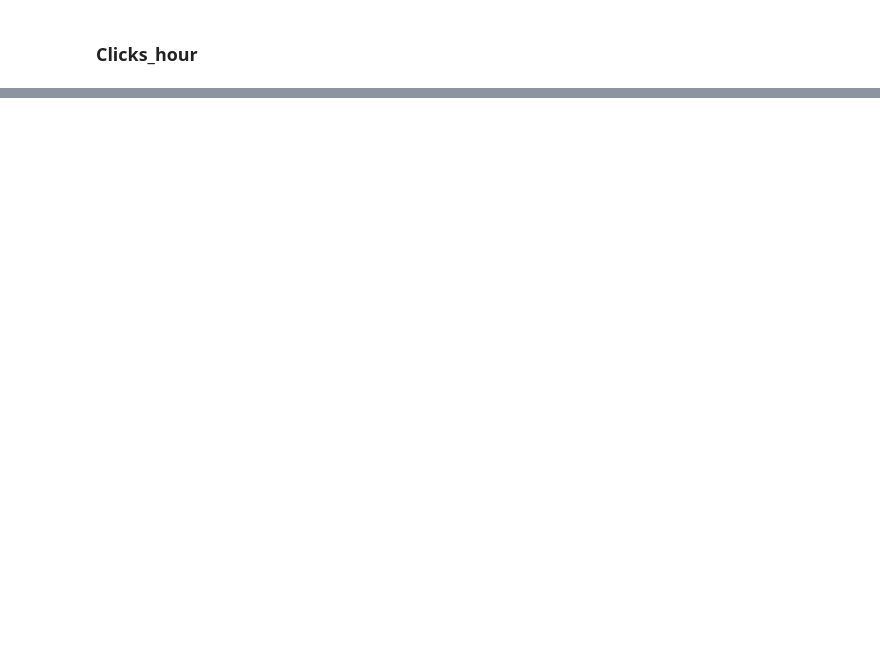
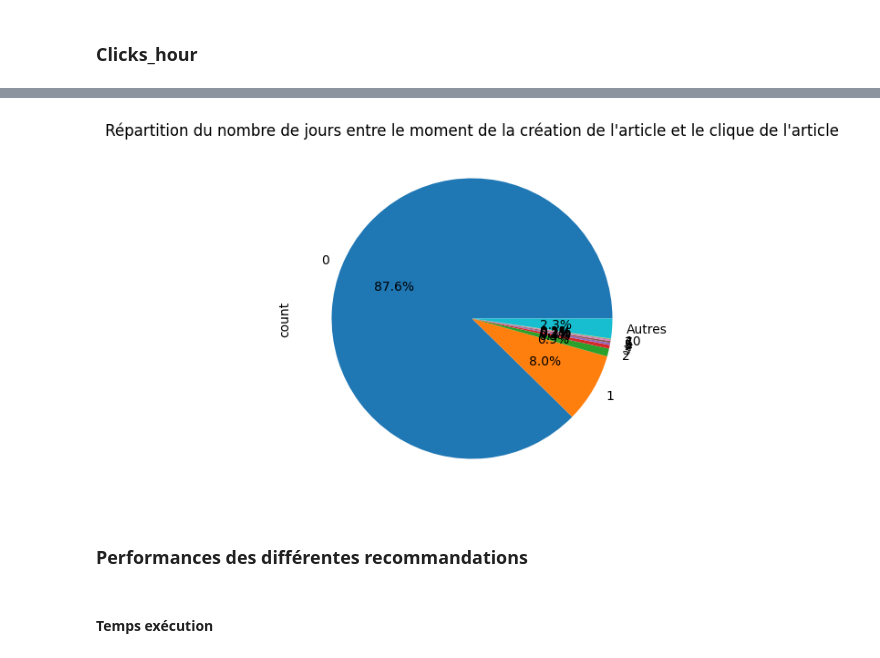
Before and after one commit to NicolasPagny/Projet_10, a Jupyter notebook: analyses.ipynb, the cells around one changed output, grey strips where cells are left out. Saved outputs shown, nothing was run; the diff lists cells and outputs as text; code cells hidden in the pictures; blank space fills up the shorter version.

```diff
--- a/Sandbox copy.ipynb
+++ b/analyses.ipynb
@@ -557,0 +477,4 @@ for i in click_country_category["click_country"].unique():
+# %%
+ages_days = (df_full["click_timestamp"] - df_full["created_at_ts"]) / 1000 / 86400
+ages_days = ages_days.astype(int)
+count_ages_days = ages_days.value_counts()
@@ -557,0 +508,11 @@ for i in click_country_category["click_country"].unique():
+# %%
+tops_count_ages = count_ages_days[:9]
+tops_count_ages["Autres"] = count_ages_days[9:].sum()
+tops_count_ages.plot(kind="pie", autopct="%1.1f%%", figsize=(5, 5), title="Répartition du nombre de jours entre le moment de la création de l'article et le clique de l'article")
+plt.show()
+# %% [output]
+[figure, added]
+# %% [markdown]
+### Performances des différentes recommandations
+# %% [markdown]
+#### Temps exécution
```
Also changed, not shown: parts of 44 cells of this notebook, 8 other files.
